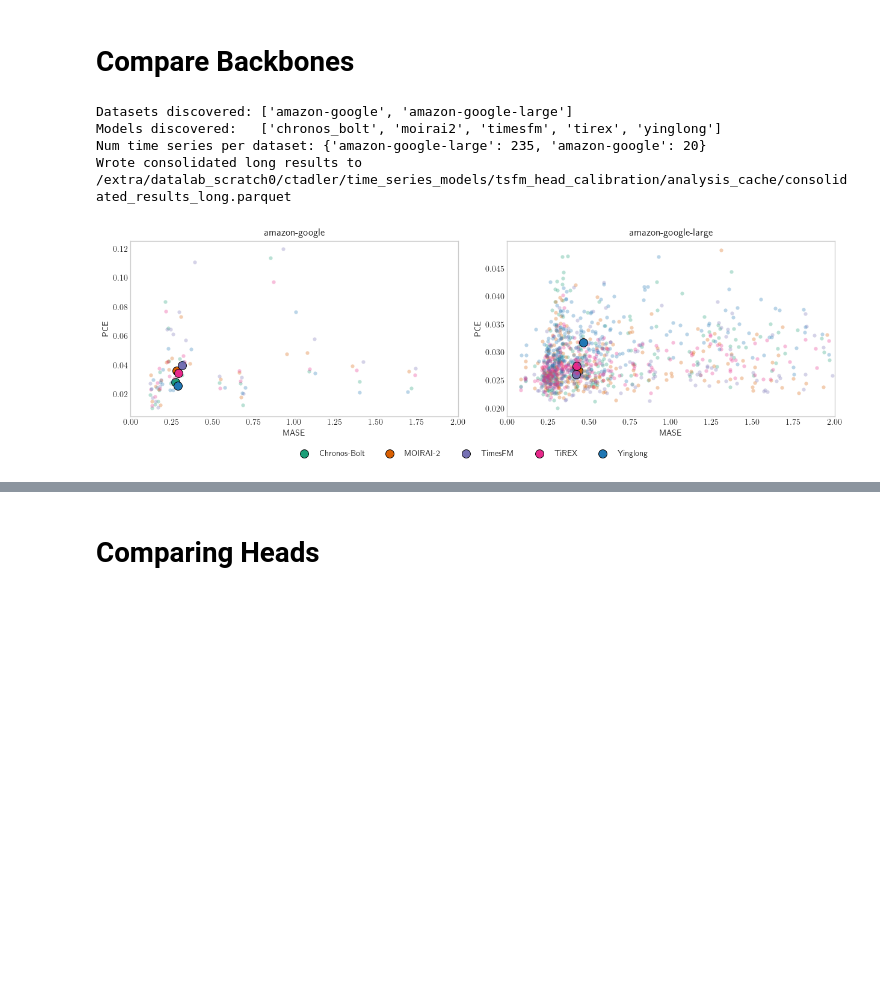
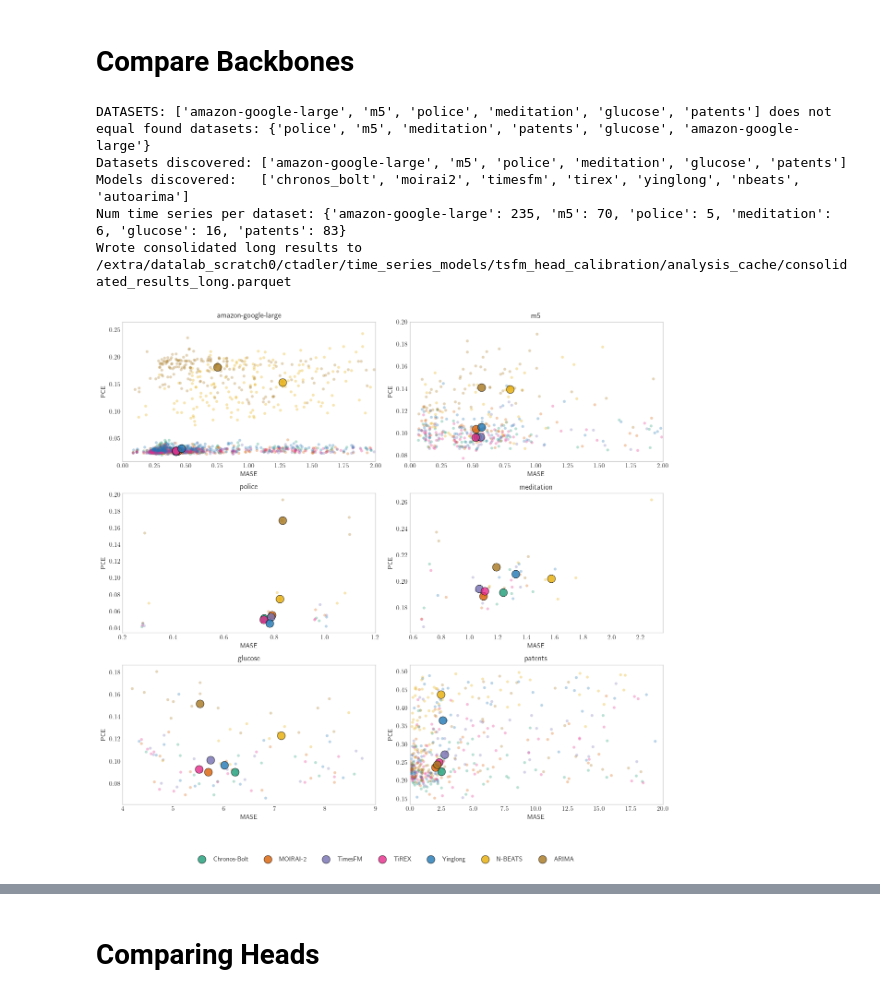
Before and after one commit to Coaster41/tsfm_head_calibration, a Jupyter notebook: eval_plots.ipynb, the cells around one changed output, grey strips where cells are left out. Saved outputs shown, nothing was run; the diff lists cells and outputs as text; code cells hidden in the pictures; blank space fills up the shorter version.

Commit message:
extra datasets

```diff
--- a/eval_plots.ipynb
+++ b/eval_plots.ipynb
@@ -22,9 +22,9 @@ plt.style.use({'axes.grid': False})
 RESULTS_ROOT = Path("./model_results")
 
 # Use ONLY these five foundation models (and only the backbone head)
-MODELS = ["chronos_bolt", "moirai2", "timesfm", "tirex", "yinglong"]
+MODELS = ["chronos_bolt", "moirai2", "timesfm", "tirex", "yinglong", "nbeats", ]
 HEADS = ["backbone", "quantiles", "gaussian", "studentst", "mixture"]
-DATASETS = ["amazon-google-large", "amazon-google"]
+DATASETS = ["amazon-google-large", "m5", "police", "meditation", "patents", "glucose"]
 HEAD_TO_PLOT = "backbone"
 
 # Friendly names, colors, and markers (consistent across all plots)
@@ -34,6 +34,8 @@ MODEL_DISPLAY = {
     "timesfm": "TimesFM",
     "tirex": "TiREX",
     "yinglong": "Yinglong",
+    "nbeats": "N-BEATS",
+    "autoarima": "ARIMA",
 }
 MODEL_COLORS = {
     "chronos_bolt": "#1b9e77",
@@ -41,6 +43,8 @@ MODEL_COLORS = {
     "timesfm": "#7570b3",
     "tirex": "#e7298a",
     "yinglong": "#1f77b4",
+    "nbeats": '#e6ab02',
+    "autoarima": '#a6761d'
 }
 MODEL_MARKERS = {
     "chronos_bolt": "o",
@@ -306,6 +310,8 @@ def ensure_overall(overall_df: pd.DataFrame, series_df: pd.DataFrame) -> pd.Data
 # %% [markdown]
 # Compare Backbones
 # %%
+MODELS = ["chronos_bolt", "moirai2", "timesfm", "tirex", "yinglong", "nbeats", "autoarima"]
+DATASETS = ["amazon-google-large", "m5", "police", "meditation", "glucose", "patents"]
 long_df, num_timeseries, num_timeseries_by_dataset_head = consolidate_results(RESULTS_ROOT, MODELS, HEADS, DATASETS)
 
 # Filter to a single head for all downstream plots
@@ -315,7 +321,12 @@ if not long_df.empty:
 # Keep only the selected models that were actually found
 present_models = sorted(long_df["model"].unique().tolist()) if not long_df.empty else []
 present_models = [m for m in MODELS if m in present_models]
-datasets = sorted(long_df["dataset"].unique().tolist()) if not long_df.empty else []
+if DATASETS == None:
+    datasets = sorted(long_df["dataset"].unique().tolist()) if not long_df.empty else []
+else:
+    if set(DATASETS) == set(long_df["dataset"].unique().tolist()):
+        print(f"DATASETS: {DATASETS} does not equal found datasets: {set(long_df['dataset'].unique().tolist())}")
+    datasets = DATASETS
 
 print("Datasets discovered:", datasets)
 print("Models discovered:  ", present_models)
@@ -335,9 +346,10 @@ overall_df = long_df[long_df["scope"] == "overall"].copy()
 
 overall_df = ensure_overall(overall_df, series_df)
 # %% [output]
-Datasets discovered: ['amazon-google', 'amazon-google-large']
-Models discovered:   ['chronos_bolt', 'moirai2', 'timesfm', 'tirex', 'yinglong']
-Num time series per dataset: {'amazon-google-large': 235, 'amazon-google': 20}
+DATASETS: ['amazon-google-large', 'm5', 'police', 'meditation', 'glucose', 'patents'] does not equal found datasets: {'police', 'm5', 'meditation', 'patents', 'glucose', 'amazon-google-large'}
+Datasets discovered: ['amazon-google-large', 'm5', 'police', 'meditation', 'glucose', 'patents']
+Models discovered:   ['chronos_bolt', 'moirai2', 'timesfm', 'tirex', 'yinglong', 'nbeats', 'autoarima']
+Num time series per dataset: {'amazon-google-large': 235, 'm5': 70, 'police': 5, 'meditation': 6, 'glucose': 16, 'patents': 83}
 Wrote consolidated long results to /extra/datalab_scratch0/ctadler/time_series_models/tsfm_head_calibration/analysis_cache/consolidated_results_long.parquet
 # %%
 # Figure 1: MASE vs PCE (scatter) per dataset (backbone only)
@@ -352,38 +364,55 @@ fig, axes = plt.subplots(rows, cols, figsize=(7*scale*cols, 4.5*scale*rows), squ
 for idx, dataset in enumerate(datasets):
     ax = axes[idx // cols][idx % cols]
     # Plot each model
+    median_xs = []
+    median_ys = []
     for model in present_models:
         # per-series points
         xs = series_df.query("dataset == @dataset and model == @model and metric == @metrics_pair[0]")["value"]
         ys = series_df.query("dataset == @dataset and model == @model and metric == @metrics_pair[1]")["value"]
 
         # Align series by series_id if present
         if not series_df.empty:
             sx = series_df.query("dataset == @dataset and model == @model and metric == @metrics_pair[0]")[["series_id","value"]]
             sy = series_df.query("dataset == @dataset and model == @model and metric == @metrics_pair[1]")[["series_id","value"]]
             merged = sx.merge(sy, on="series_id", suffixes=("_x", "_y"))
             xs = merged["value_x"].to_numpy()
             ys = merged["value_y"].to_numpy()
 
         ax.scatter(xs, ys, c=mcolor(model), alpha=0.3, marker=hmarker(HEAD_TO_PLOT), s=20, linewidths=0, label=None)
 
         # Large dot: median of series values
         if len(xs) > 0 and len(ys) > 0:
-            ax.scatter(np.median(xs), np.median(ys), c=mcolor(model), s=100, edgecolors='black',
-                       alpha=1, marker=hmarker(HEAD_TO_PLOT), linewidths=0.7, label=disp(model))
+            median_xs.append(xs)
+            median_ys.append(ys)
+
+    for (model, xs, ys) in zip(present_models, median_xs, median_ys):
+        ax.scatter(np.median(xs), np.median(ys), c=mcolor(model), s=150, edgecolors='black',
+                    alpha=0.8, marker=hmarker(HEAD_TO_PLOT), linewidths=0.7, label=disp(model))
 
     ax.set_title(dataset)
     ax.set_xlabel("MASE")
     ax.set_ylabel("PCE")
-    ax.set_xlim(0,2)
+    if dataset == 'amazon-google-large':
+        ax.set_xlim(0,2)
+    elif dataset == 'm5':
+        ax.set_xlim(0,2)
+        ax.set_ylim(0.075,0.2)
+    elif dataset == 'glucose':
+        ax.set_xlim(4,9)
+    elif dataset == 'police':
+        ax.set_xlim(0.2, 1.2)
+    elif dataset == 'patents':
+        ax.set_xlim(0, 20)
+    # ax.set_xlim(0,2)
 
 # Shared legend
-handles, labels = axes[0][0].get_legend_handles_labels()
+handles, labels = axes[1][0].get_legend_handles_labels()
 fig.legend(handles, labels, loc="lower center", ncols=len(present_models), framealpha=0)
 plt.tight_layout(rect=[0, 0.07, 1, 1])
 plt.show()
 # %% [output]
-[figure, old version]
+[figure, new version]
 # %%
 # Figure 2: SIW vs CCE (scatter) per dataset with y=0 line
 metrics_pair = ("siw", "cce")
```
Also changed, not shown: parts of 18 cells of this notebook, 5 other files.
